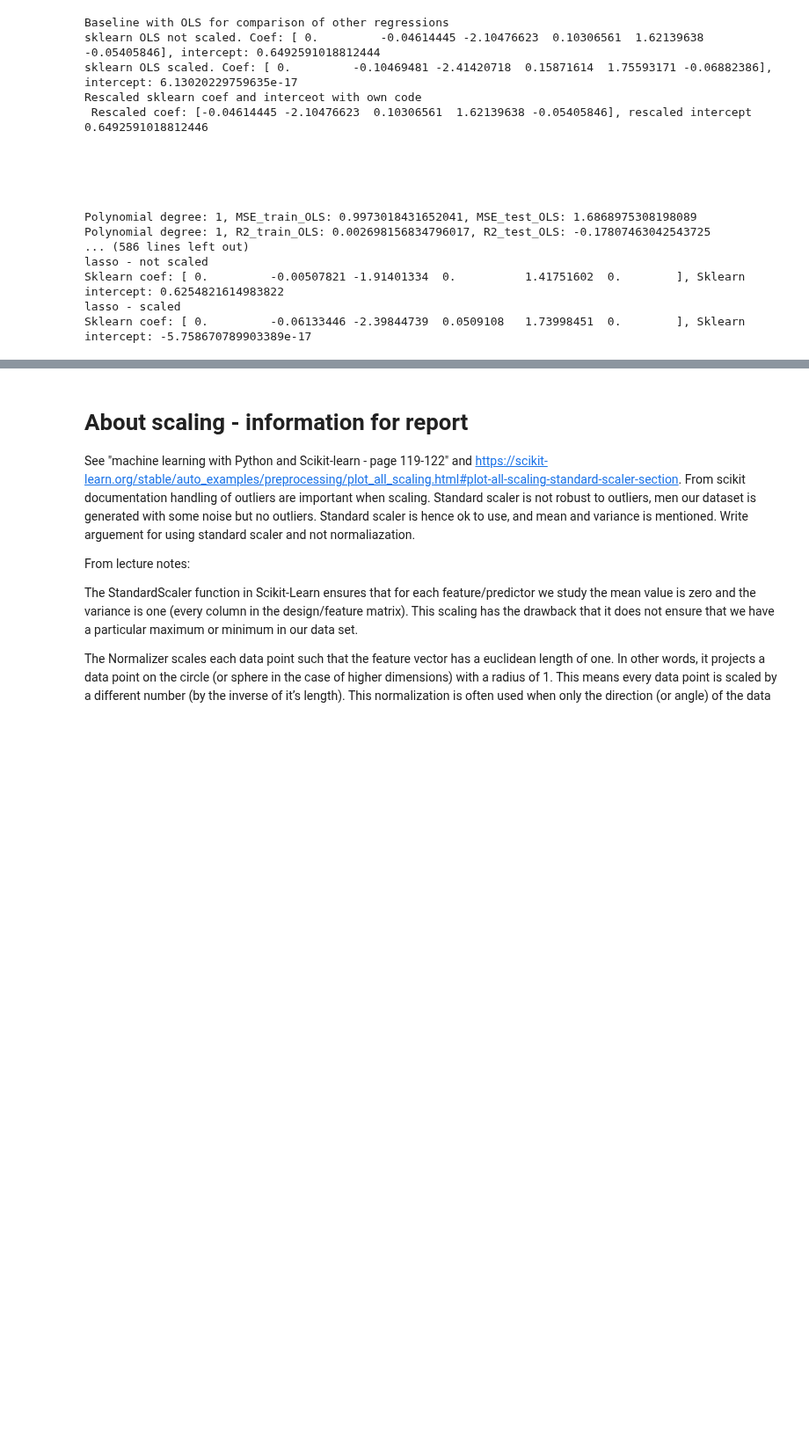
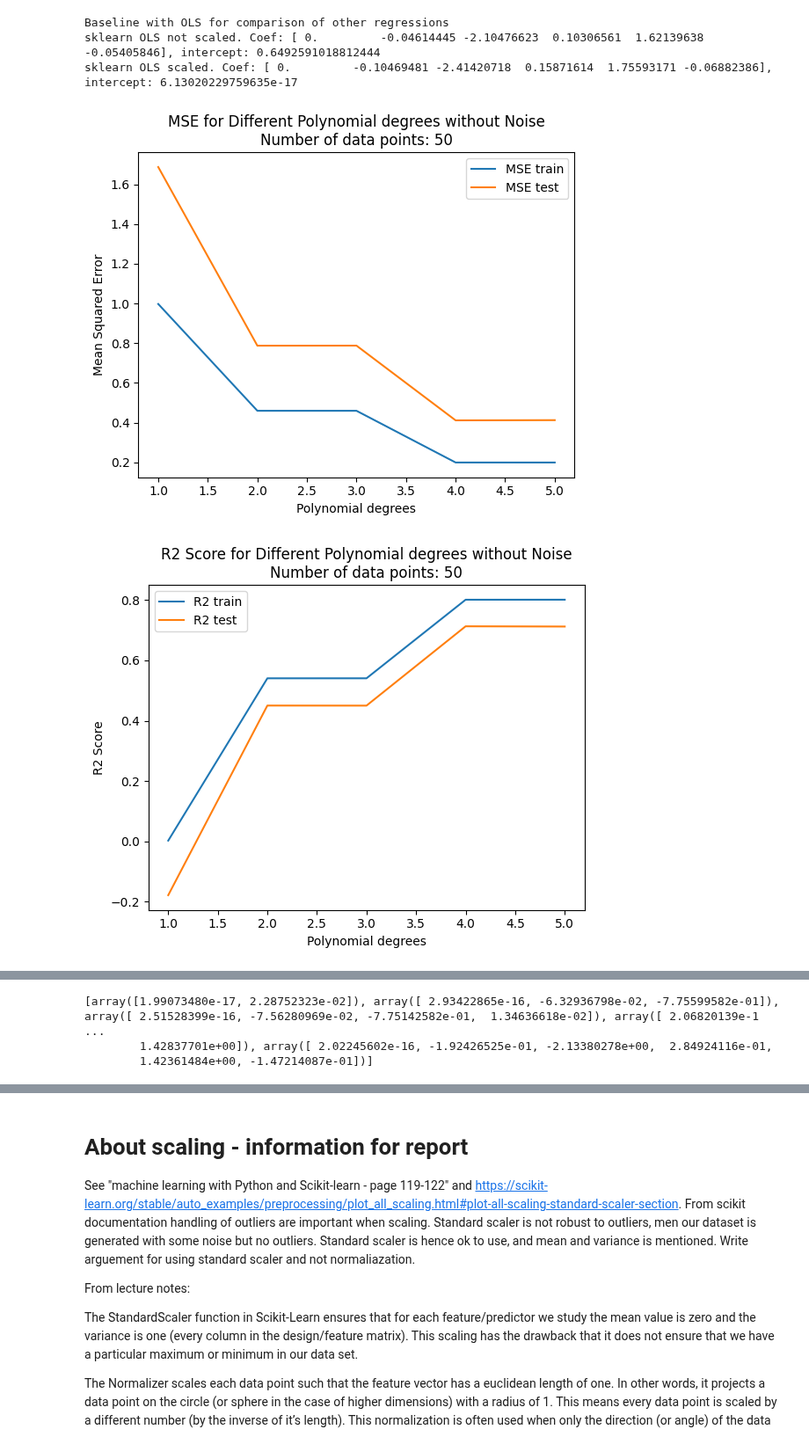
Before and after one commit to johtj/data_analysis_ml_projects, a Jupyter notebook: assignment1/code/assignment1.ipynb, the cells around one changed output, grey strips where cells are left out. Shown at 88% size. Cells and saved outputs as stored; diff of their text form; code cells hidden in the pictures; blank space fills up the shorter version.

Commit message:
Minor changes to plotting

```diff
--- a/assignment1/code/assignment1.ipynb
+++ b/assignment1/code/assignment1.ipynb
@@ -30,9 +30,9 @@ max_iterations = 1000
 use_intercept = True
 
 # create plots or not
-create_plots = False
+create_plots = True
 
-verbose_bool = True
+verbose_bool = False
 
 np.random.seed(250)  # ensure reproducibility numpy
 random_state_int = 42   # ensure reproducibility train_test_split
@@ -128,9 +128,8 @@ if create_plots: #MSE, R2 and function with noise
     plot_xy_xynoise_ypredicted(x, y, x_train_noise, y_train_noise, y_predicted_rescaled_ols_noise, x_test, n_datapoints, "OLS", p, noise=True)
 
 # Plot theta values as function if polynomial degree
-#               ------>   should we use with or without noise?
 print(thetas_ols_noise)
-if create_plots: plot_theta_by_polynomials(thetas_ols_noise)
+if create_plots: plot_theta_by_polynomials(thetas_ols_noise, p)
 
 # Explore lambdas with Ridge regression - noise
 lambdas, mse_train_ridge, mse_test_ridge, r2_train_ridge, r2_test_ridge, thetas_ridge_noise = explore_lambda(X_train_scaled_noise, X_test_scaled_noise, y_train_scaled_noise, y_test_scaled_noise, lambdas_start, verbose=verbose_bool)
@@ -138,46 +137,35 @@ lambdas, mse_train_ridge, mse_test_ridge, r2_train_ridge, r2_test_ridge, thetas_
 rescaled_coef_ridge_noise, rescaled_intercept_ridge_noise = rescale_theta_intercept(thetas_ridge_noise[1:], thetas_ridge_noise[0], y_train_std, y_train_mean, X_train_std, X_train_mean, verbose=verbose_bool)
 y_predicted_scaled_ridge_noise = predict_y(X_test_scaled_noise[:, 1:], rescaled_coef_ridge_noise)
 y_predicted_rescaled_ridge_noise = rescale_y(y_predicted_scaled_ridge_noise, y_train_std, y_train_mean)
 
 if create_plots:
     plot_mse(n_datapoints, lambdas,"Lambda values", mse_train_ridge, mse_test_ridge, noise=True)
     plot_r2(n_datapoints, lambdas,"Lambda values", r2_train_ridge, r2_test_ridge, noise=True)
     plot_xy_xynoise_ypredicted(x, y, x_train_noise, y_train_noise, y_predicted_rescaled_ridge_noise, x_test, n_datapoints, "Ridge", p, noise=True)
 
 
 
 ##################################################
 # Explore Lasso regression as function of lambdas and learning rate ----- Only used withot noise
 lasso_grid, lasso_mse_train, lasso_mse_test, lasso_r2_train, lasso_r2_test, mse_values = lasso_grid_search(X_train_scaled, X_test_scaled, y_train_scaled, y_test_scaled, lambdas_start, etas, tolerance, max_iterations, use_intercept, verbose=verbose_bool)
 # rescaled coef and intercept as qc
 rescaled_coef_lasso_noise, rescaled_intercept_lasso_noise = rescale_theta_intercept(lasso_grid['coef'][1:], lasso_grid['intercept'], y_train_std, y_train_mean, X_train_std, X_train_mean, verbose=verbose_bool)
 y_predicted_scaled_lasso_noise = predict_y(X_test_scaled_noise[:, 1:], rescaled_coef_lasso_noise)
 y_predicted_rescaled_lasso_noise = rescale_y(y_predicted_scaled_lasso_noise, y_train_std, y_train_mean)
 if create_plots:
     plot_heatmap_lasso(mse_values, lambda_n, etas)
     plot_xy_xynoise_ypredicted(x, y, x_train_noise, y_train_noise, y_predicted_rescaled_lasso_noise, x_test, n_datapoints, "Lasso", p, noise=True)
+    plot_mse(n_datapoints, lambdas,"Lambda values", lasso_mse_train, lasso_mse_test, noise=True)
+    plot_r2(n_datapoints, lambdas,"Lambda values", lasso_r2_train, lasso_r2_test, noise=True)
 
-# compare with lasso sklearn - use alpha value from own implementation and calculation of lasso, best value
-#                     --------> use lambda_ or learning rate, or a constant? Unsure about the calculated intercept value
+# compare with lasso sklearn - use best alpha value from own implementation and calculation of lasso
 if verbose_bool: print('lasso - not scaled')
 sklearn_lasso_regression(X_train, y_train, lasso_grid['lambda'], use_intercept, max_iterations, tolerance, verbose=verbose_bool)
 if verbose_bool: print('lasso - scaled')
 sklearn_lasso_regression(X_train_scaled, y_train_scaled, lasso_grid['lambda'], use_intercept, max_iterations, tolerance, verbose=verbose_bool)
 # %% [output]
 Baseline with OLS for comparison of other regressions
 sklearn OLS not scaled. Coef: [ 0.         -0.04614445 -2.10476623  0.10306561  1.62139638 -0.05405846], intercept: 0.6492591018812444
 sklearn OLS scaled. Coef: [ 0.         -0.10469481 -2.41420718  0.15871614  1.75593171 -0.06882386], intercept: 6.13020229759635e-17
-Rescaled sklearn coef and interceot with own code
- Rescaled coef: [-0.04614445 -2.10476623  0.10306561  1.62139638 -0.05405846], rescaled intercept 0.6492591018812446
-
-
-
-
-
-Polynomial degree: 1, MSE_train_OLS: 0.9973018431652041, MSE_test_OLS: 1.6868975308198089
-Polynomial degree: 1, R2_train_OLS: 0.002698156834796017, R2_test_OLS: -0.17807463042543725
-... (586 lines left out)
-lasso - not scaled
-Sklearn coef: [ 0.         -0.00507821 -1.91401334  0.          1.41751602  0.        ], Sklearn intercept: 0.6254821614983822
-lasso - scaled
-Sklearn coef: [ 0.         -0.06133446 -2.39844739  0.0509108   1.73998451  0.        ], Sklearn intercept: -5.758670789903389e-17
+[figure, added]
+[figure, added]
@@ -183,0 +177,3 @@ Sklearn coef: [ 0.         -0.06133446 -2.39844739  0.0509108   1.73998451  0.
+[array([1.99073480e-17, 2.28752323e-02]), array([ 2.93422865e-16, -6.32936798e-02, -7.75599582e-01]), array([ 2.51528399e-16, -7.56280969e-02, -7.75142582e-01,  1.34636618e-02]), array([ 2.06820139e-1 ...
+        1.42837701e+00]), array([ 2.02245602e-16, -1.92426525e-01, -2.13380278e+00,  2.84924116e-01,
+        1.42361484e+00, -1.47214087e-01])]
```
Also changed, not shown: parts of 1 cell of this notebook, 2 other files.
